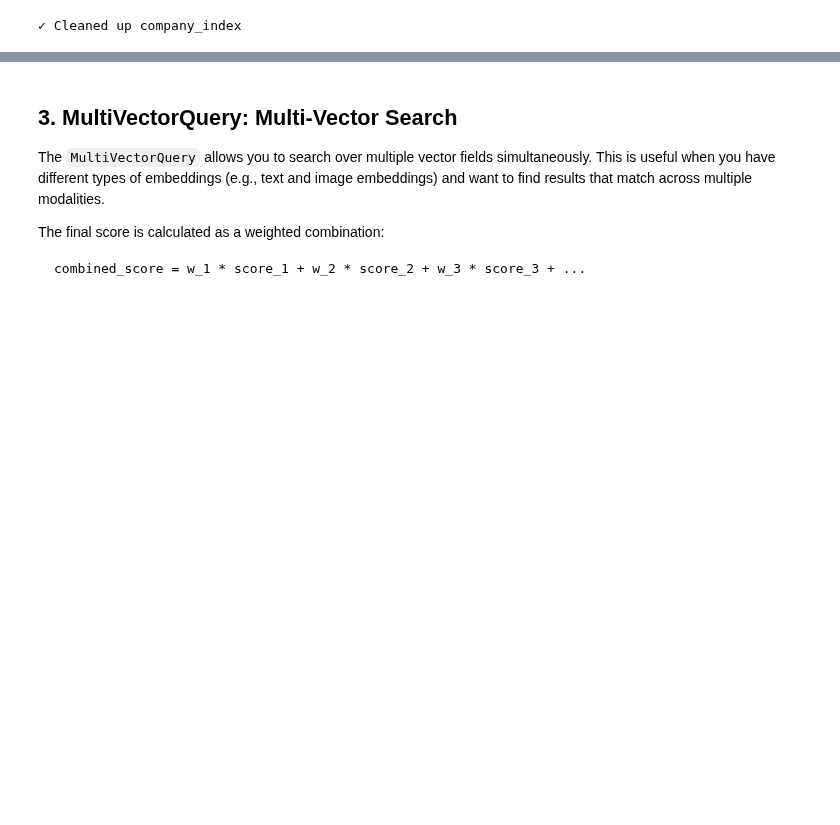
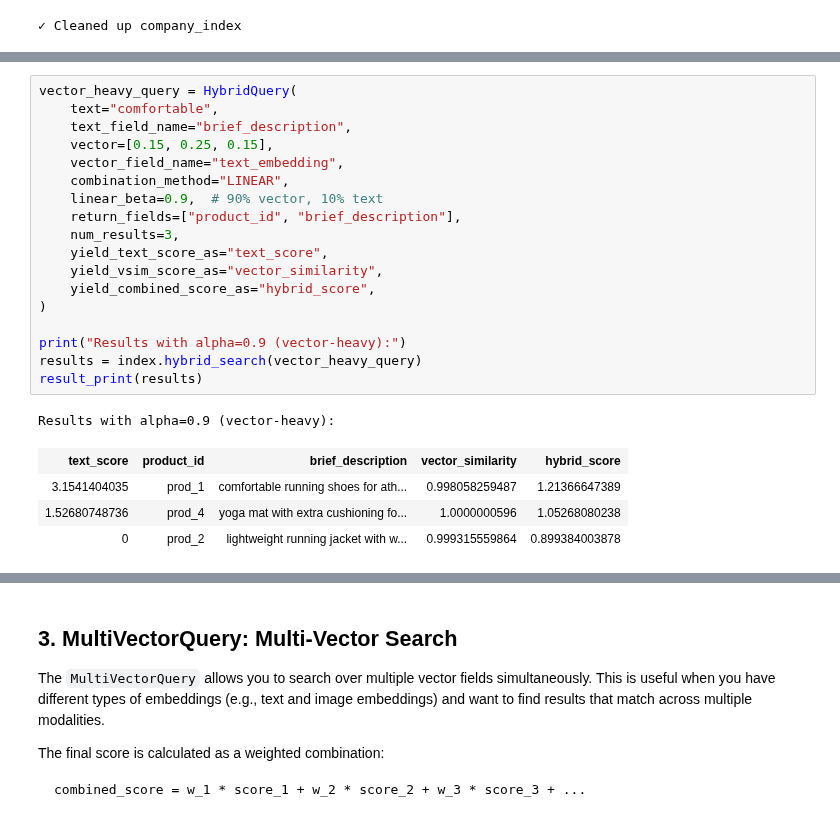
Before and after one commit to redis/redis-vl-python, a Jupyter notebook: docs/user_guide/11_advanced_queries.ipynb, the cells around one changed output, grey strips where cells are left out. Cells and saved outputs as stored; diff of their text form; blank space fills up the shorter version.

```diff
--- a/docs/user_guide/11_advanced_queries.ipynb
+++ b/docs/user_guide/11_advanced_queries.ipynb
@@ -518,3 +544,27 @@ The `alpha` parameter controls the weight between vector and text search:
+# %%
+vector_heavy_query = HybridQuery(
+    text="comfortable",
+    text_field_name="brief_description",
+    vector=[0.15, 0.25, 0.15],
+    vector_field_name="text_embedding",
+    combination_method="LINEAR",
+    linear_beta=0.9,  # 90% vector, 10% text
+    return_fields=["product_id", "brief_description"],
+    num_results=3,
+    yield_text_score_as="text_score",
+    yield_vsim_score_as="vector_similarity",
+    yield_combined_score_as="hybrid_score",
+)
+
+print("Results with alpha=0.9 (vector-heavy):")
+results = index.hybrid_search(vector_heavy_query)
+result_print(results)
+# %% [output]
+Results with alpha=0.9 (vector-heavy):
+| text_score | product_id | brief_description | vector_similarity | hybrid_score |
+| 3.1541404035 | prod_1 | comfortable running shoes for ath... | 0.998058259487 | 1.21366647389 |
+| 1.52680748736 | prod_4 | yoga mat with extra cushioning fo... | 1.0000000596 | 1.05268080238 |
+| 0 | prod_2 | lightweight running jacket with w... | 0.999315559864 | 0.899384003878 |
 # %%
 # More emphasis on vector search (alpha=0.9)
 vector_heavy_query = AggregateHybridQuery(
```
Also changed, not shown: parts of 36 cells of this notebook, 2 other files.
